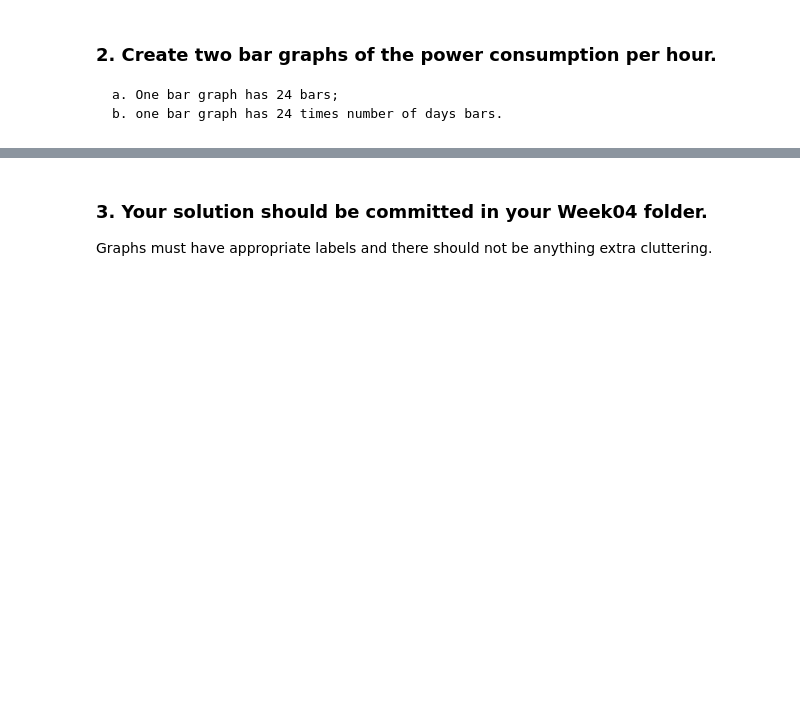
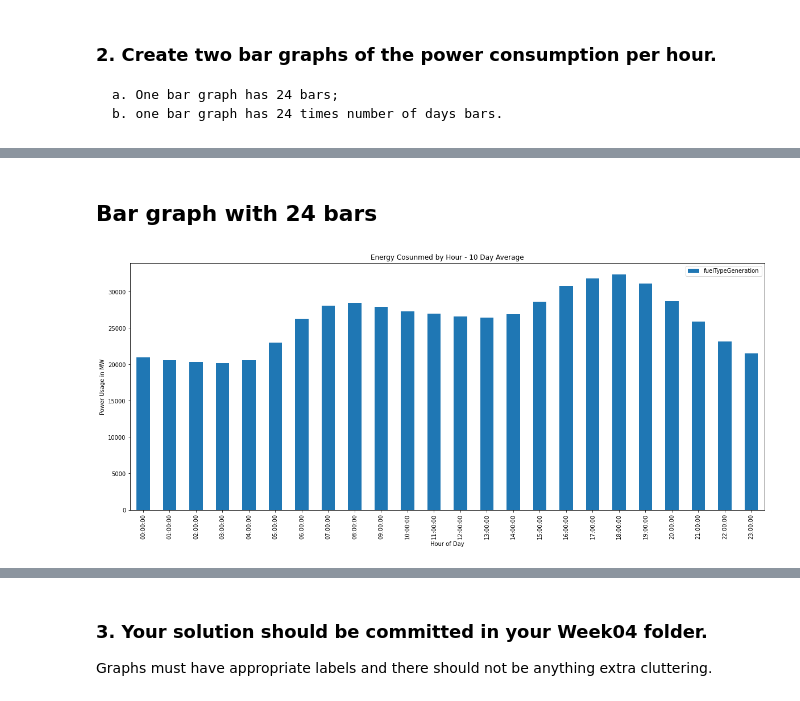
Before and after one commit to theniusofg/data601, a Jupyter notebook: Week04/homework/week04 - HW 2.ipynb, the cells around one changed output, grey strips where cells are left out. Drawn from its saved outputs; the diff is of its cells as text; code cells hidden in the pictures; blank space fills up the shorter version.

```diff
--- a/Week04/homework/week04 - HW 2.ipynb
+++ b/Week04/homework/week04 - HW 2.ipynb
@@ -36,0 +31,4 @@ KeyError: '[-24] not found in axis'
+# %%
+# accidently pulled 11 days only want ten
+df = df.iloc[:-288]
+df
@@ -38,3 +50,20 @@ KeyError: '[-24] not found in axis'
 ### 2. Create two bar graphs of the power consumption per hour.
     a. One bar graph has 24 bars;
     b. one bar graph has 24 times number of days bars.
+# %%
+# to make the first bar graph I only want to display 24 bars. the data presently shows every 5 min
+# I want to display the data so that it only displays the mean for each hour.
+# then I will take the mean of every hour across all days
+# finally I will show the avg power consumed every hour for a 10 day period.
+
+df['fuelTypeGeneration'][0:12].mean()
+
+df2 = pd.DataFrame(columns=['recordType','settDate','publishingPeriodCommencingTime','fuelTypeGeneration','activeFlag'])
+for i in range(0,df.shape[0],12):
+    df2 = df2.append({'recordType' : df['recordType'][i],
+                    'settDate':df['settDate'][i],
+                    'publishingPeriodCommencingTime':df['publishingPeriodCommencingTime'][i],
+                    'fuelTypeGeneration': df['fuelTypeGeneration'][i:i+12].mean(),
+                    'activeFlag': df['recordType'][i]},
+                    ignore_index=True)
+    # ,fuelTypeGeneration:df['fuelTypeGeneration'][0:12].mean()
@@ -40,0 +86,6 @@ KeyError: '[-24] not found in axis'
+# %%
+# print(df2.sort_values('publishingPeriodCommencingTime'))
+# print(df2.groupby('publishingPeriodCommencingTime').mean())
+
+df_alldays_hour = df2.groupby('publishingPeriodCommencingTime').mean().reset_index()
+df_alldays_hour
@@ -40,0 +112,10 @@ KeyError: '[-24] not found in axis'
+# %% [markdown]
+## Bar graph with 24 bars
+# %%
+df_alldays_hour.plot.bar(x=0,
+                        xlabel='Hour of Day',
+                        ylabel='Power Usage in MW',
+                        title='Energy Cosunmed by Hour - 10 Day Average',
+                        figsize=(20, 8));
+# %% [output]
+[figure, added]
```
Also changed, not shown: parts of 8 cells of this notebook, 2 other files.
